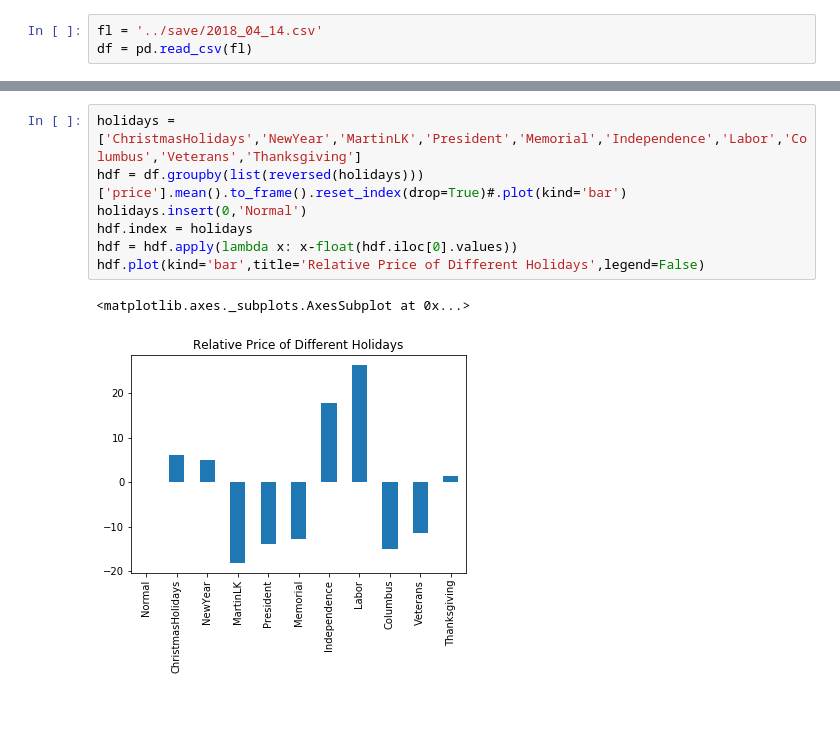
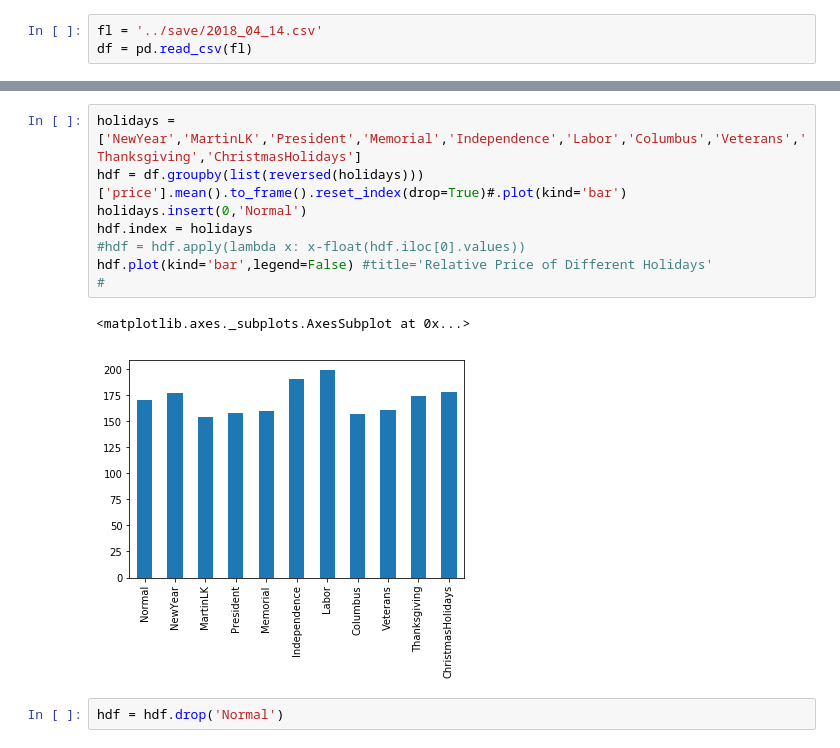
Before and after one commit to hengjiwang/seattle_airbnb_prediction, a Jupyter notebook: clean_and_feature_extraction/data_plot.ipynb, the cells around one changed output, grey strips where cells are left out. Saved outputs shown, nothing was run; the diff lists cells and outputs as text; blank space fills up the shorter version.

```diff
--- a/clean_and_feature_extraction/data_plot.ipynb
+++ b/clean_and_feature_extraction/data_plot.ipynb
@@ -7,10 +60,13 @@ df = pd.read_csv(fl)
 # %%
-holidays = ['ChristmasHolidays','NewYear','MartinLK','President','Memorial','Independence','Labor','Columbus','Veterans','Thanksgiving']
+holidays = ['NewYear','MartinLK','President','Memorial','Independence','Labor','Columbus','Veterans','Thanksgiving','ChristmasHolidays']
 hdf = df.groupby(list(reversed(holidays)))['price'].mean().to_frame().reset_index(drop=True)#.plot(kind='bar')
 holidays.insert(0,'Normal')
 hdf.index = holidays
-hdf = hdf.apply(lambda x: x-float(hdf.iloc[0].values))
-hdf.plot(kind='bar',title='Relative Price of Different Holidays',legend=False)
+#hdf = hdf.apply(lambda x: x-float(hdf.iloc[0].values))
+hdf.plot(kind='bar',legend=False) #title='Relative Price of Different Holidays'
+#
 # %% [output]
 <matplotlib.axes._subplots.AxesSubplot at 0x...>
-[figure, old version]
+[figure, new version]
+# %%
+hdf = hdf.drop('Normal')
```
Also changed, not shown: parts of 23 cells of this notebook, 9 other files.
